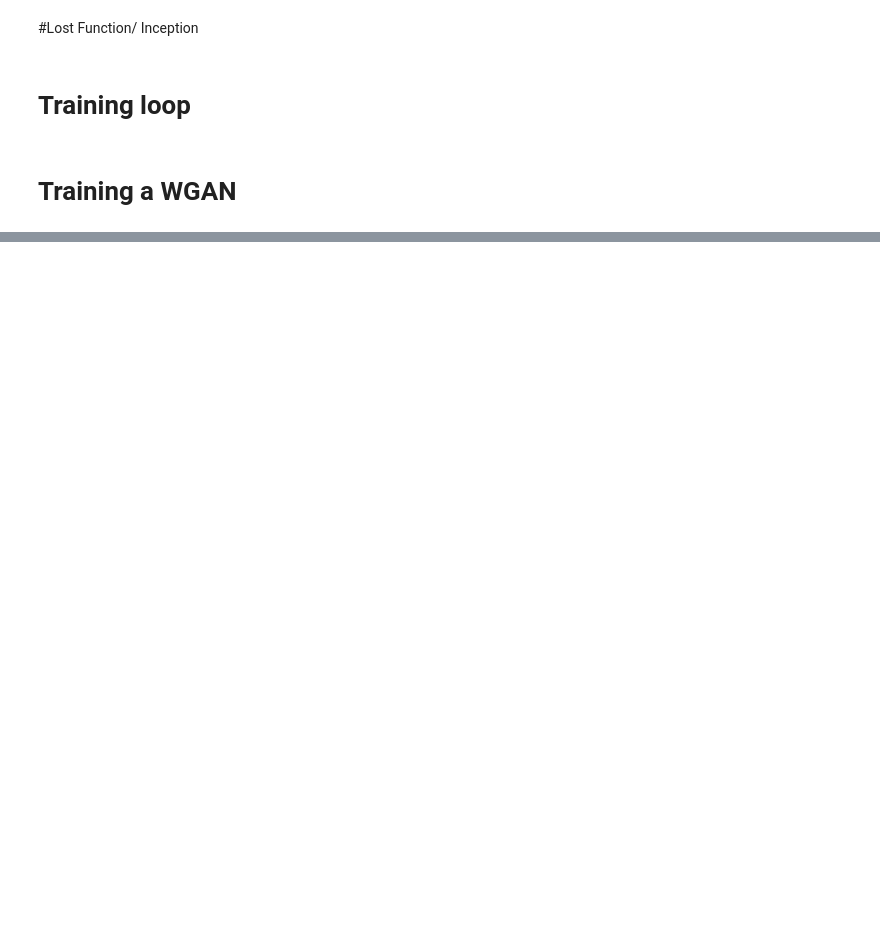
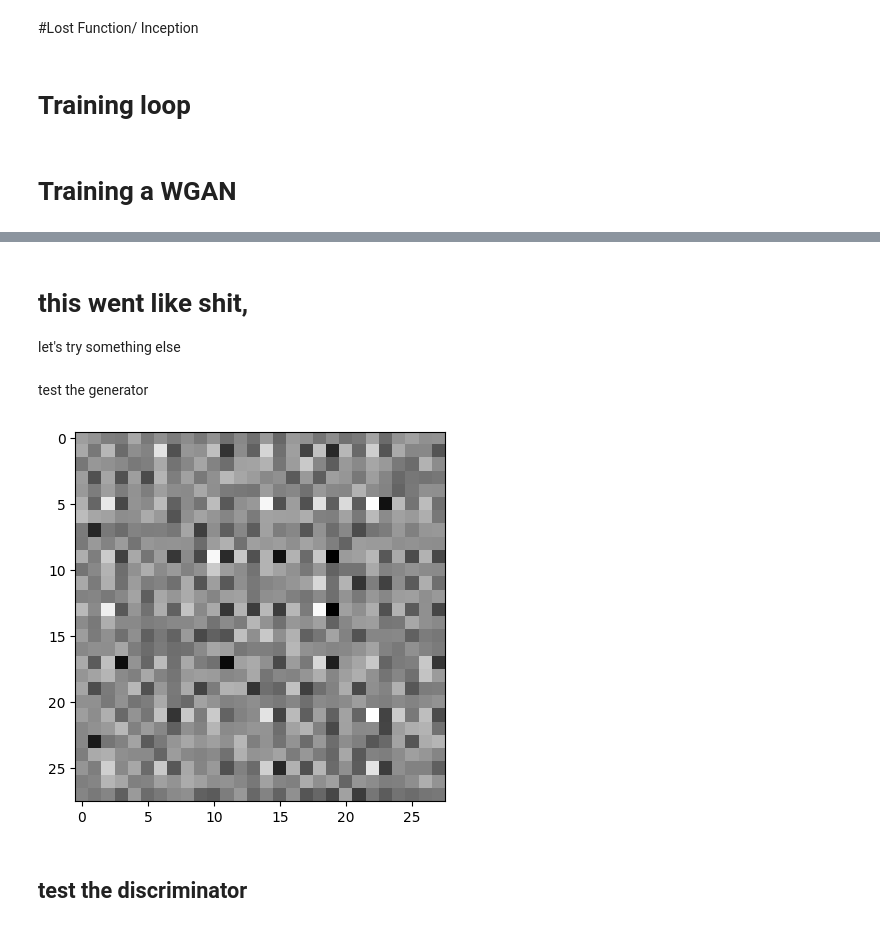
Before and after one commit to nadavo11/DCGANs-and-WGANs, a Jupyter notebook: DCGAN and WGAN.ipynb, the cells around one changed output, grey strips where cells are left out. Drawn from its saved outputs; the diff is of its cells as text; code cells hidden in the pictures; blank space fills up the shorter version.

```diff
--- a/DCGAN and WGAN.ipynb
+++ b/DCGAN and WGAN.ipynb
@@ -655,0 +679,3 @@ Run data is saved locally in C:\Users\nadav\DataspellProjects\DCGAN-and-WGAN1\wa
+# %% [markdown]
+# this went like shit,
+let's try something else
@@ -655,0 +783,10 @@ Run data is saved locally in C:\Users\nadav\DataspellProjects\DCGAN-and-WGAN1\wa
+# %% [markdown]
+test the generator
+# %%
+decoder = Decoder().to(device)
+img = decoder(10)
+imshow(img[0])
+# %% [output]
+[figure, added]
+# %% [markdown]
+## test the discriminator
```
Also changed, not shown: parts of 12 cells of this notebook.
